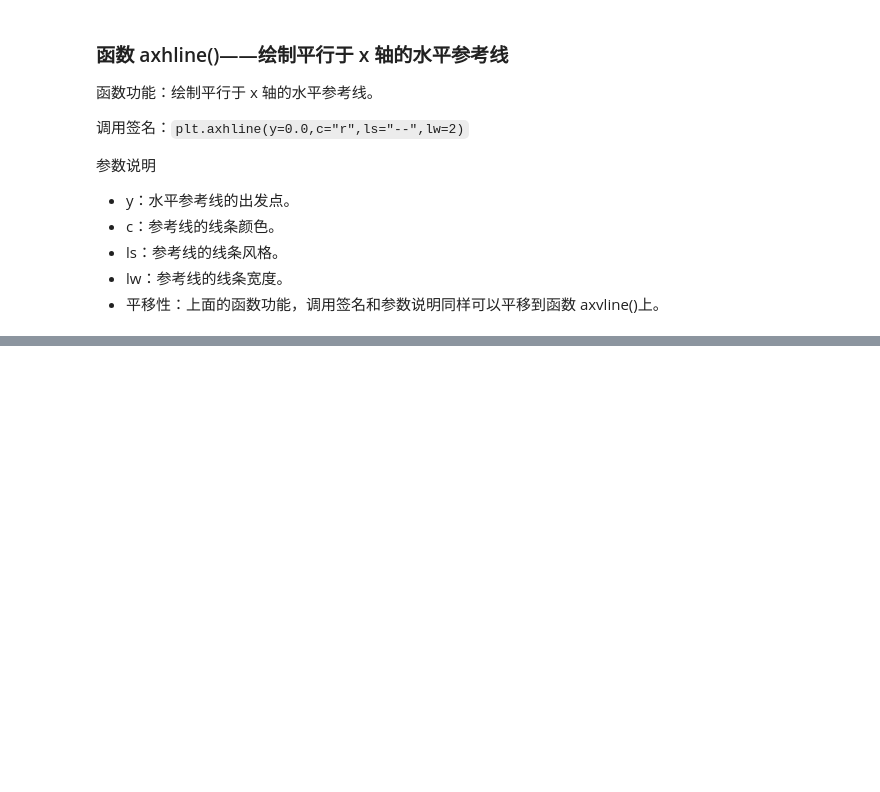
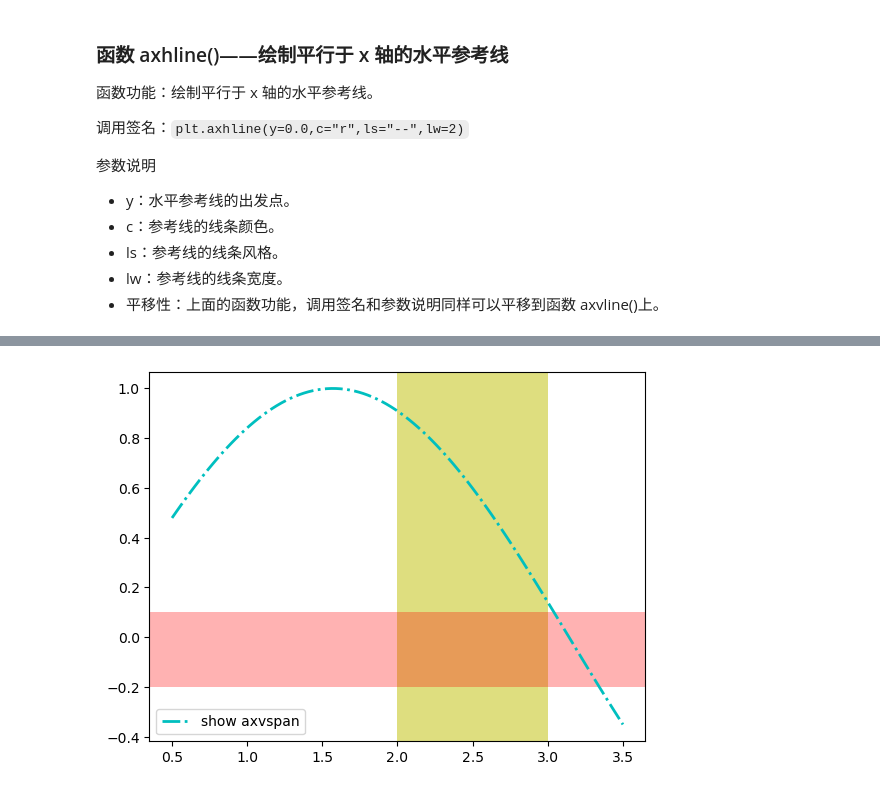
Before and after one commit to JPL-JUNO/Visualization, a Jupyter notebook: matlplotlib practice of python data visualization/code/ch01.ipynb, the cells around one changed output, grey strips where cells are left out. Drawn from its saved outputs; the diff is of its cells as text; code cells hidden in the pictures; blank space fills up the shorter version.

```diff
--- a/matlplotlib practice of python data visualization/code/ch01.ipynb
+++ b/matlplotlib practice of python data visualization/code/ch01.ipynb
@@ -134,0 +148,8 @@ plt.show()
+# %%
+plt.plot(x, y, ls='-.', lw=2, c='c', label='show axvspan')
+plt.axvspan(xmin=2, xmax=3, facecolor='y', alpha=.5)
+plt.axhspan(ymin=-.2, ymax=.1, facecolor='r', alpha=.3)
+plt.legend()
+plt.show()
+# %% [output]
+[figure, added]
```
Also changed, not shown: parts of 22 cells of this notebook, 4 other files.
